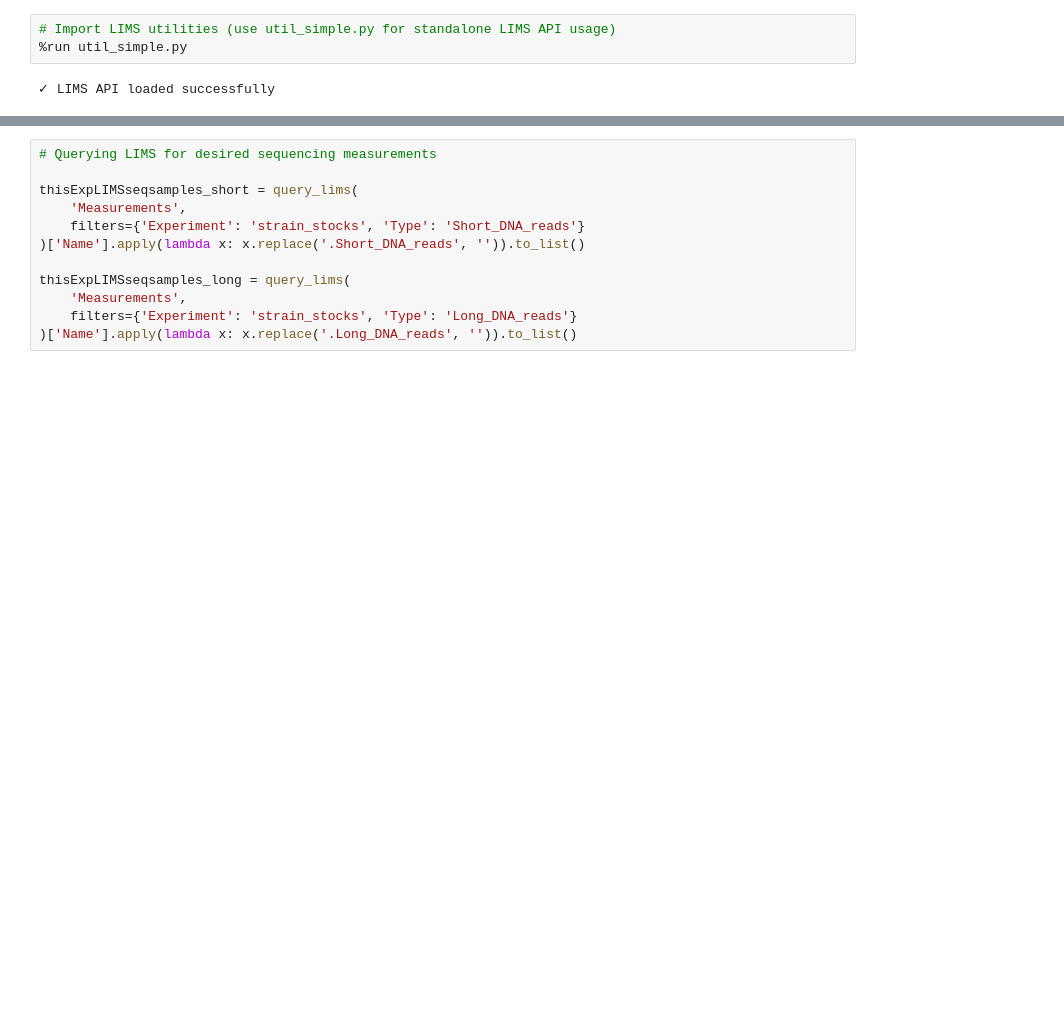
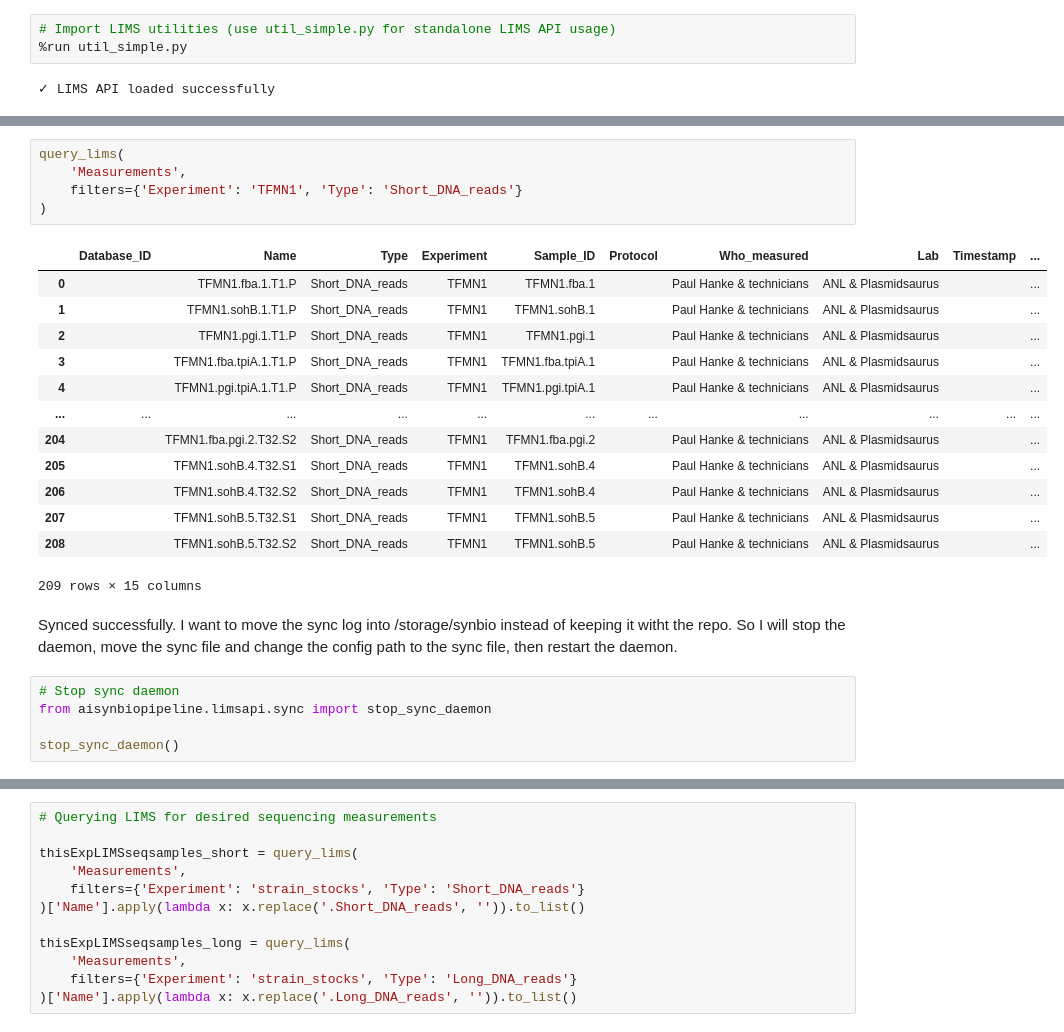
Before and after one commit to nspahr08/AISynbioPipeline, a Jupyter notebook: notebooks/P4CYGL_Processing.ipynb, the cells around one changed output, grey strips where cells are left out. Drawn from its saved outputs; the diff is of its cells as text; blank space fills up the shorter version.

```diff
--- a/notebooks/P4CYGL_Processing.ipynb
+++ b/notebooks/P4CYGL_Processing.ipynb
@@ -174,0 +251,27 @@ aisynbio_basename
+# %%
+query_lims(
+    'Measurements',
+    filters={'Experiment': 'TFMN1', 'Type': 'Short_DNA_reads'}
+)
+# %% [output]
+|  | Database_ID | Name | Type | Experiment | Sample_ID | Protocol | Who_measured | Lab | Timestamp | ... |
+| 0 |  | TFMN1.fba.1.T1.P | Short_DNA_reads | TFMN1 | TFMN1.fba.1 |  | Paul Hanke & technicians | ANL & Plasmidsaurus |  | ... |
+| 1 |  | TFMN1.sohB.1.T1.P | Short_DNA_reads | TFMN1 | TFMN1.sohB.1 |  | Paul Hanke & technicians | ANL & Plasmidsaurus |  | ... |
+| 2 |  | TFMN1.pgi.1.T1.P | Short_DNA_reads | TFMN1 | TFMN1.pgi.1 |  | Paul Hanke & technicians | ANL & Plasmidsaurus |  | ... |
+| 3 |  | TFMN1.fba.tpiA.1.T1.P | Short_DNA_reads | TFMN1 | TFMN1.fba.tpiA.1 |  | Paul Hanke & technicians | ANL & Plasmidsaurus |  | ... |
+| 4 |  | TFMN1.pgi.tpiA.1.T1.P | Short_DNA_reads | TFMN1 | TFMN1.pgi.tpiA.1 |  | Paul Hanke & technicians | ANL & Plasmidsaurus |  | ... |
+| ... | ... | ... | ... | ... | ... | ... | ... | ... | ... | ... |
+| 204 |  | TFMN1.fba.pgi.2.T32.S2 | Short_DNA_reads | TFMN1 | TFMN1.fba.pgi.2 |  | Paul Hanke & technicians | ANL & Plasmidsaurus |  | ... |
+| 205 |  | TFMN1.sohB.4.T32.S1 | Short_DNA_reads | TFMN1 | TFMN1.sohB.4 |  | Paul Hanke & technicians | ANL & Plasmidsaurus |  | ... |
+| 206 |  | TFMN1.sohB.4.T32.S2 | Short_DNA_reads | TFMN1 | TFMN1.sohB.4 |  | Paul Hanke & technicians | ANL & Plasmidsaurus |  | ... |
+| 207 |  | TFMN1.sohB.5.T32.S1 | Short_DNA_reads | TFMN1 | TFMN1.sohB.5 |  | Paul Hanke & technicians | ANL & Plasmidsaurus |  | ... |
+| 208 |  | TFMN1.sohB.5.T32.S2 | Short_DNA_reads | TFMN1 | TFMN1.sohB.5 |  | Paul Hanke & technicians | ANL & Plasmidsaurus |  | ... |
+209 rows × 15 columns
+# %% [markdown]
+Synced successfully.
+I want to move the sync log into /storage/synbio instead of keeping it witht the repo. So I will stop the daemon, move the sync file and change the config path to the sync file, then restart the daemon.
+# %%
+# Stop sync daemon
+from aisynbiopipeline.limsapi.sync import stop_sync_daemon
+
+stop_sync_daemon()
```
Also changed, not shown: parts of 43 cells of this notebook, 5 other files.
